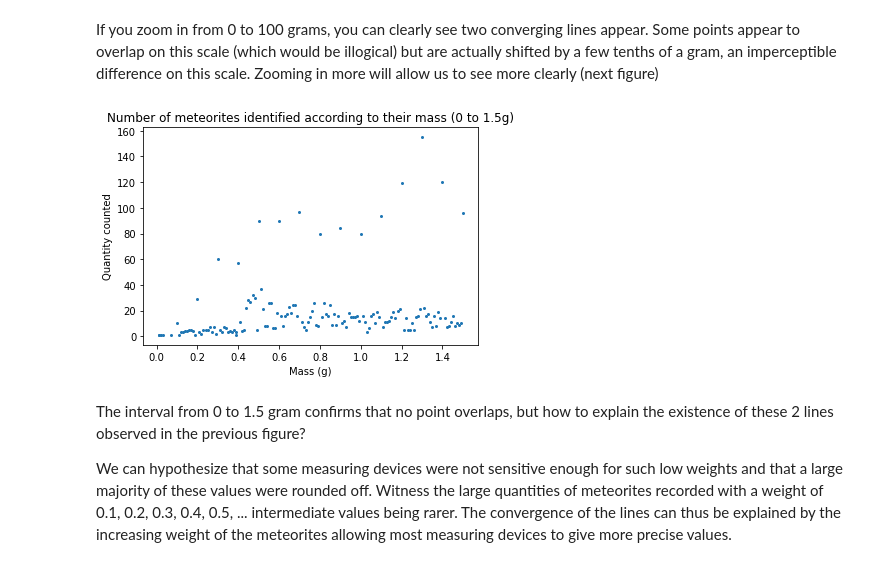
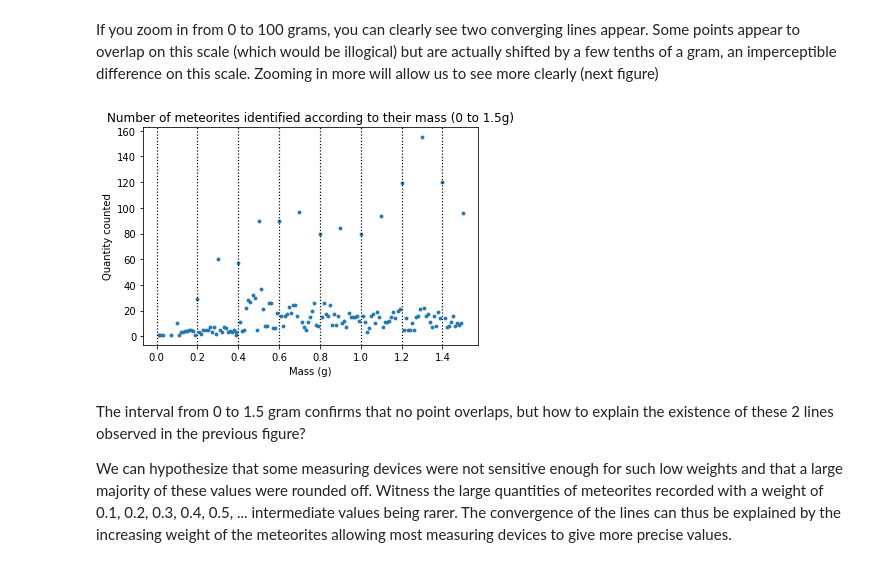
Before and after one commit to Kartmaan/Meteorite_landings, a Jupyter notebook: meteorite_landings.ipynb, the cells around one changed output. Saved outputs shown, nothing was run; the diff lists cells and outputs as text; code cells hidden in the pictures.

```diff
--- a/meteorite_landings.ipynb
+++ b/meteorite_landings.ipynb
@@ -306,18 +306,19 @@ If you zoom in from 0 to 100 grams, you can clearly see two converging lines app
 # %%
 df_mass = df.loc[(df['mass (g)'] > 0) & (df['mass (g)'] <= 1.5)]
 mass_val = df_mass['mass (g)'].value_counts()
 
 x = mass_val.index
 y = mass_val.values
 
-plt.scatter(x, y, s = 4)
+plt.scatter(x, y, s = 8)
 plt.title('Number of meteorites identified according to their mass (0 to 1.5g)')
 plt.xlabel('Mass (g)')
 plt.ylabel('Quantity counted')
+plt.grid(True, axis='x', linewidth=1.2, linestyle=':', color='black')
 
 plt.show()
 # %% [output]
-[figure, old version]
+[figure, new version]
 # %% [markdown]
 The interval from 0 to 1.5 gram confirms that no point overlaps, but how to explain the existence of these 2 lines observed in the previous figure?
 
```
Also changed, not shown: parts of 2 cells of this notebook, 2 other files.
